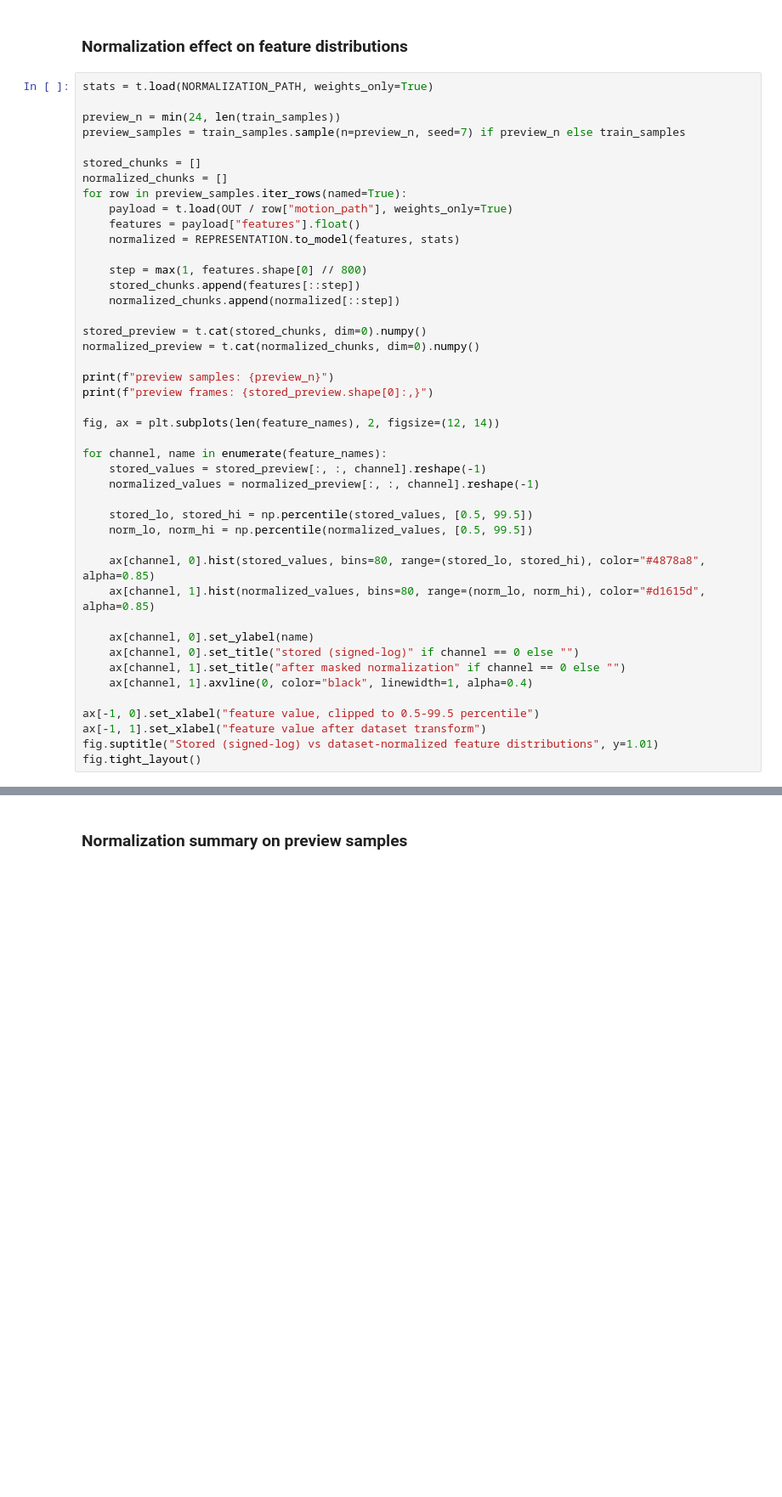
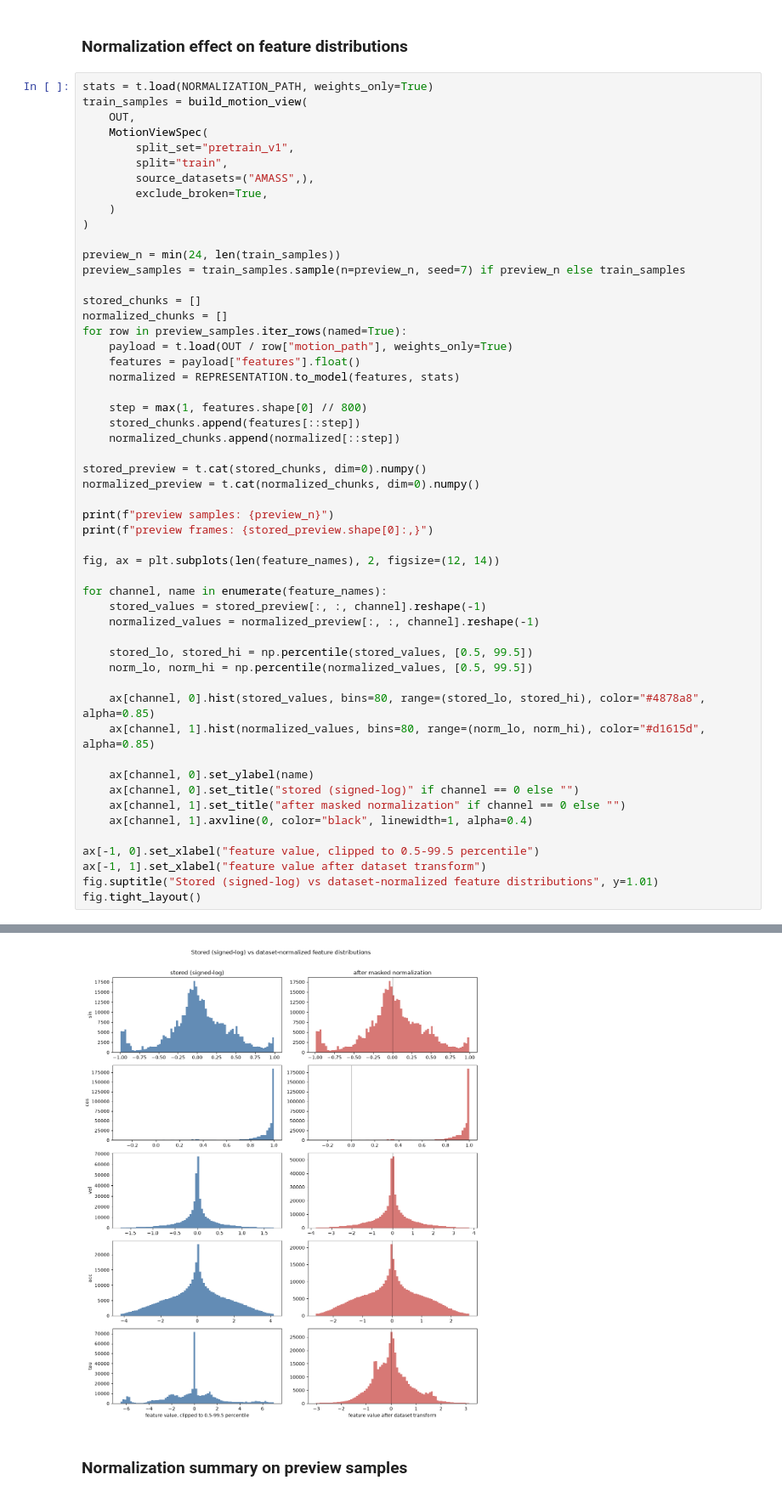
Before and after one commit to z1ko/sometria, a Jupyter notebook: notebooks/preprocess_amass_babel.ipynb, the cells around one changed output, grey strips where cells are left out. Shown at 85% size. Saved outputs shown, nothing was run; the diff lists cells and outputs as text; blank space fills up the shorter version.

```diff
--- a/notebooks/preprocess_amass_babel.ipynb
+++ b/notebooks/preprocess_amass_babel.ipynb
@@ -398,6 +444,15 @@ fig.tight_layout()
 ### Normalization effect on feature distributions
 # %%
 stats = t.load(NORMALIZATION_PATH, weights_only=True)
+train_samples = build_motion_view(
+    OUT,
+    MotionViewSpec(
+        split_set="pretrain_v1",
+        split="train",
+        source_datasets=("AMASS",),
+        exclude_broken=True,
+    )
+)
 
 preview_n = min(24, len(train_samples))
 preview_samples = train_samples.sample(n=preview_n, seed=7) if preview_n else train_samples
@@ -440,3 +495,4 @@ ax[-1, 0].set_xlabel("feature value, clipped to 0.5-99.5 percentile")
 ax[-1, 1].set_xlabel("feature value after dataset transform")
 fig.suptitle("Stored (signed-log) vs dataset-normalized feature distributions", y=1.01)
 fig.tight_layout()
+# %% [output]
@@ -443,3 +501,4 @@ fig.tight_layout()
+[figure, added]
 # %% [markdown]
 ### Normalization summary on preview samples
 # %%
```
Also changed, not shown: parts of 7 cells of this notebook, 15 other files.
